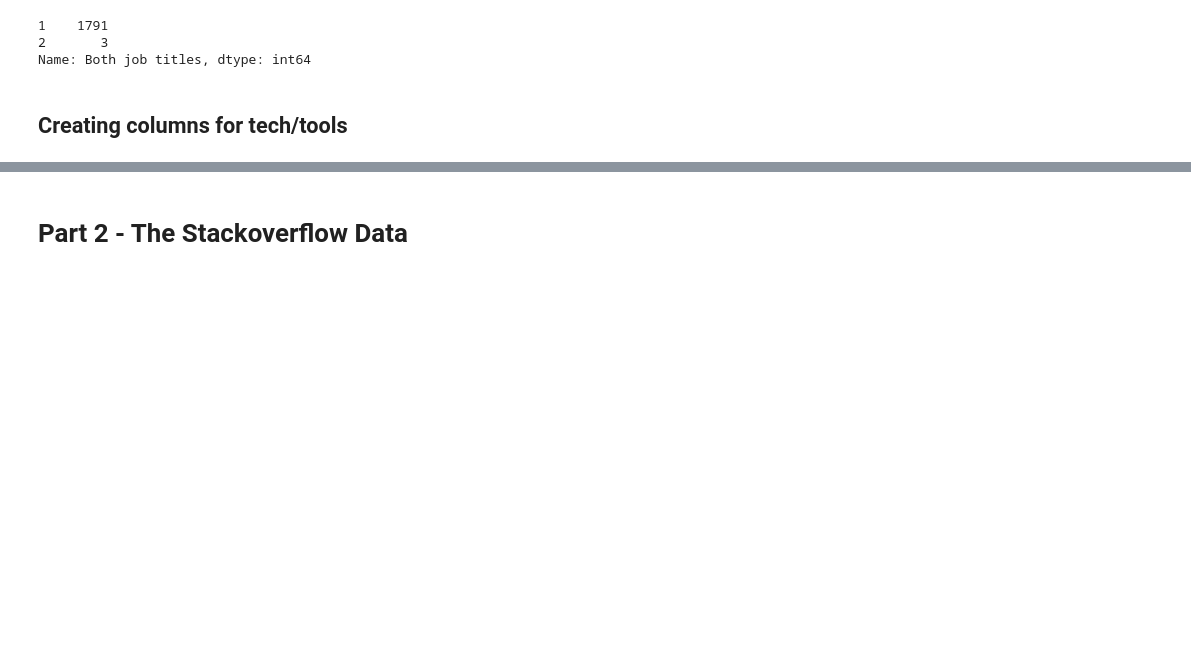
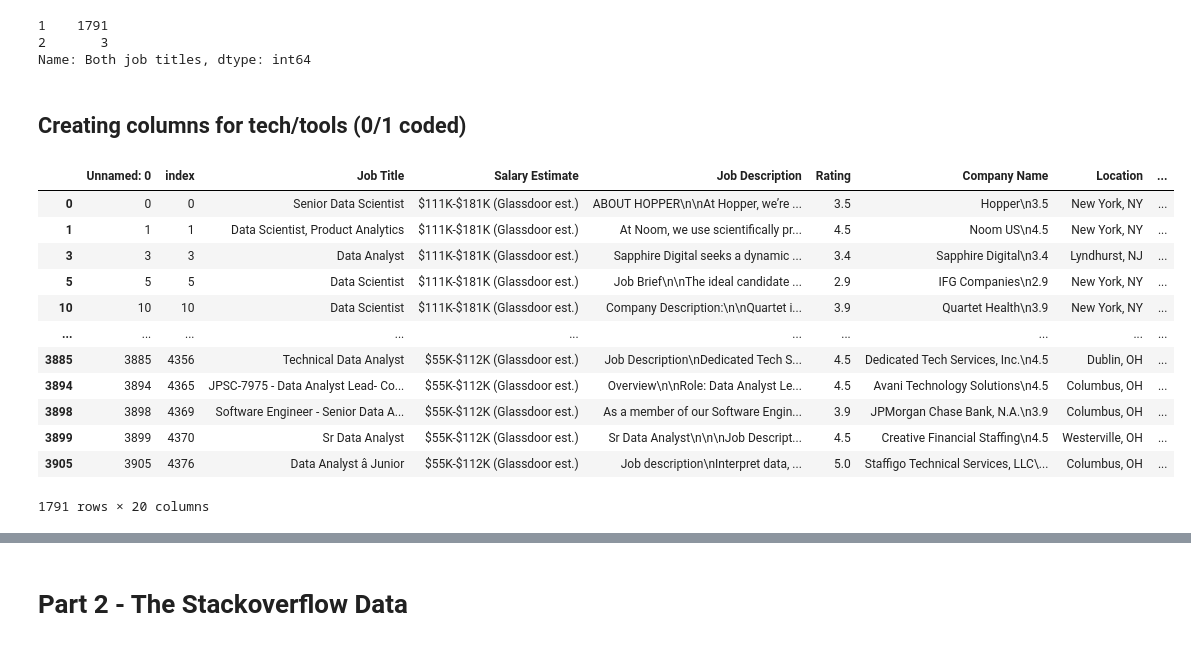
Before and after one commit to judithleao/Difference-DataAnalysts-and-DataScientists, a Jupyter notebook: code/a1-v1.ipynb, the cells around one changed output, grey strips where cells are left out. Drawn from its saved outputs; the diff is of its cells as text; code cells hidden in the pictures; blank space fills up the shorter version.

```diff
--- a/code/a1-v1.ipynb
+++ b/code/a1-v1.ipynb
@@ -223,4 +229,20 @@ Name: Both job titles, dtype: int64
 # Removing ambiguous job titles (losing 3 rows >> minimal loss)
 dfk_f = dfk_f.loc[dfk_f['Both job titles']==1]
 # %% [markdown]
-## Creating columns for tech/tools
+## Creating columns for tech/tools (0/1 coded)
+# %%
+dfk_f
+# %% [output]
+|  | Unnamed: 0 | index | Job Title | Salary Estimate | Job Description | Rating | Company Name | Location | ... |
+| 0 | 0 | 0 | Senior Data Scientist | $111K-$181K (Glassdoor est.) | ABOUT HOPPER\n\nAt Hopper, we’re ... | 3.5 | Hopper\n3.5 | New York, NY | ... |
+| 1 | 1 | 1 | Data Scientist, Product Analytics | $111K-$181K (Glassdoor est.) | At Noom, we use scientifically pr... | 4.5 | Noom US\n4.5 | New York, NY | ... |
+| 3 | 3 | 3 | Data Analyst | $111K-$181K (Glassdoor est.) | Sapphire Digital seeks a dynamic ... | 3.4 | Sapphire Digital\n3.4 | Lyndhurst, NJ | ... |
+| 5 | 5 | 5 | Data Scientist | $111K-$181K (Glassdoor est.) | Job Brief\n\nThe ideal candidate ... | 2.9 | IFG Companies\n2.9 | New York, NY | ... |
+| 10 | 10 | 10 | Data Scientist | $111K-$181K (Glassdoor est.) | Company Description:\n\nQuartet i... | 3.9 | Quartet Health\n3.9 | New York, NY | ... |
+| ... | ... | ... | ... | ... | ... | ... | ... | ... | ... |
+| 3885 | 3885 | 4356 | Technical Data Analyst | $55K-$112K (Glassdoor est.) | Job Description\nDedicated Tech S... | 4.5 | Dedicated Tech Services, Inc.\n4.5 | Dublin, OH | ... |
+| 3894 | 3894 | 4365 | JPSC-7975 - Data Analyst Lead- Co... | $55K-$112K (Glassdoor est.) | Overview\n\nRole: Data Analyst Le... | 4.5 | Avani Technology Solutions\n4.5 | Columbus, OH | ... |
+| 3898 | 3898 | 4369 | Software Engineer - Senior Data A... | $55K-$112K (Glassdoor est.) | As a member of our Software Engin... | 3.9 | JPMorgan Chase Bank, N.A.\n3.9 | Columbus, OH | ... |
+| 3899 | 3899 | 4370 | Sr Data Analyst | $55K-$112K (Glassdoor est.) | Sr Data Analyst\n\n\nJob Descript... | 4.5 | Creative Financial Staffing\n4.5 | Westerville, OH | ... |
+| 3905 | 3905 | 4376 | Data Analyst â Junior | $55K-$112K (Glassdoor est.) | Job description\nInterpret data, ... | 5.0 | Staffigo Technical Services, LLC\... | Columbus, OH | ... |
+1791 rows × 20 columns
```
Also changed, not shown: parts of 10 cells of this notebook.
